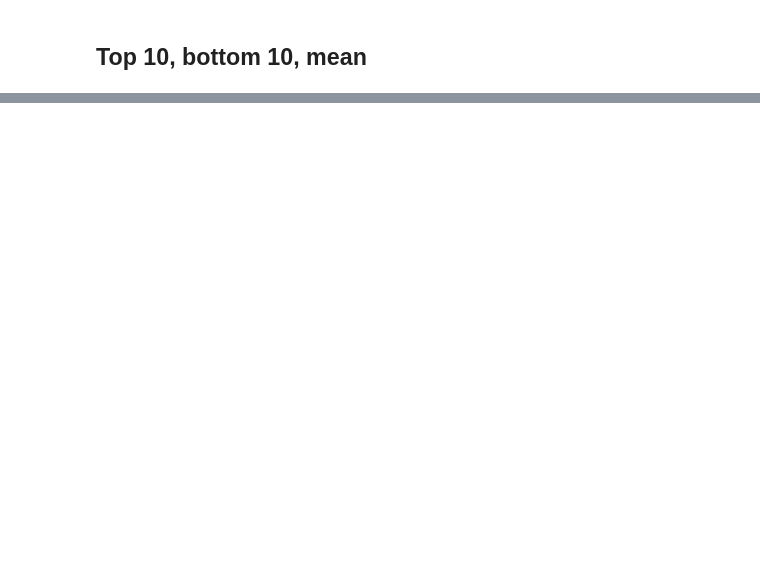
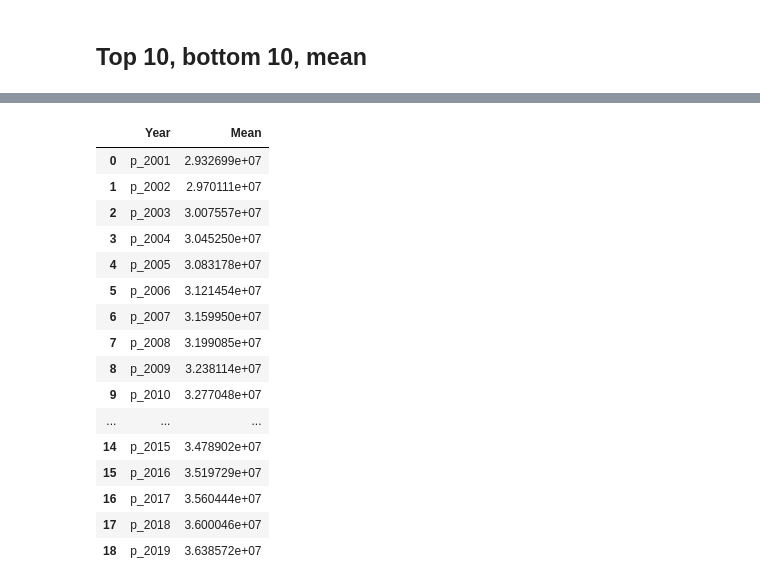
Before and after one commit to svujcich/Global_GDP_Trends, a Jupyter notebook: ETL/population_ETL.ipynb, the cells around one changed output, grey strips where cells are left out. Saved outputs shown, nothing was run; the diff lists cells and outputs as text; code cells hidden in the pictures; blank space fills up the shorter version.

```diff
--- a/ETL/population_ETL.ipynb
+++ b/ETL/population_ETL.ipynb
@@ -446,0 +489,30 @@ population_df.to_csv("Resources/cleaned_datasets/clean_population.csv")
+# %%
+#create df of mean global population
+#create varible
+mean_population_by_year = population_df.mean(axis = 0, numeric_only=None)
+#create df with varible
+mean_population_df = pd.DataFrame(mean_population_by_year)
+#turn axis into column
+mean_population_df.reset_index(inplace=True)
+#set axis name
+mean_population_df = mean_population_df.set_axis(['Year','Mean'], axis=1)
+
+mean_population_df
+# %% [output]
+|  | Year | Mean |
+| 0 | p_2001 | 2.932699e+07 |
+| 1 | p_2002 | 2.970111e+07 |
+| 2 | p_2003 | 3.007557e+07 |
+| 3 | p_2004 | 3.045250e+07 |
+| 4 | p_2005 | 3.083178e+07 |
+| 5 | p_2006 | 3.121454e+07 |
+| 6 | p_2007 | 3.159950e+07 |
+| 7 | p_2008 | 3.199085e+07 |
+| 8 | p_2009 | 3.238114e+07 |
+| 9 | p_2010 | 3.277048e+07 |
+| ... | ... | ... |
+| 14 | p_2015 | 3.478902e+07 |
+| 15 | p_2016 | 3.519729e+07 |
+| 16 | p_2017 | 3.560444e+07 |
+| 17 | p_2018 | 3.600046e+07 |
+| 18 | p_2019 | 3.638572e+07 |
```
Also changed, not shown: parts of 12 cells of this notebook.
